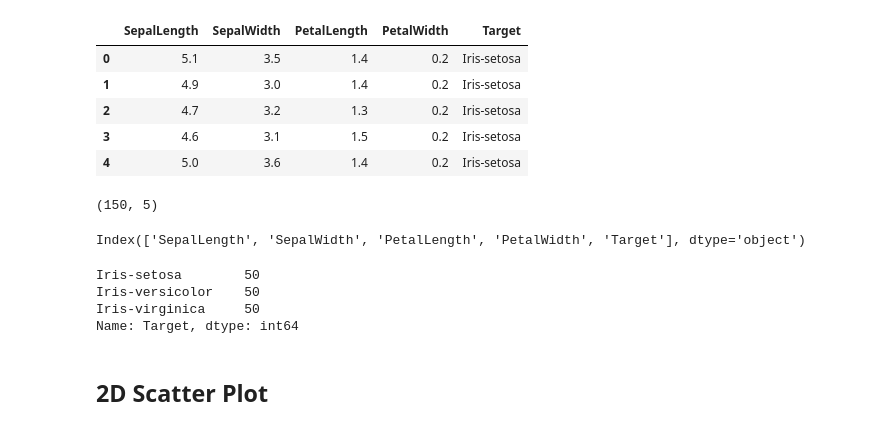
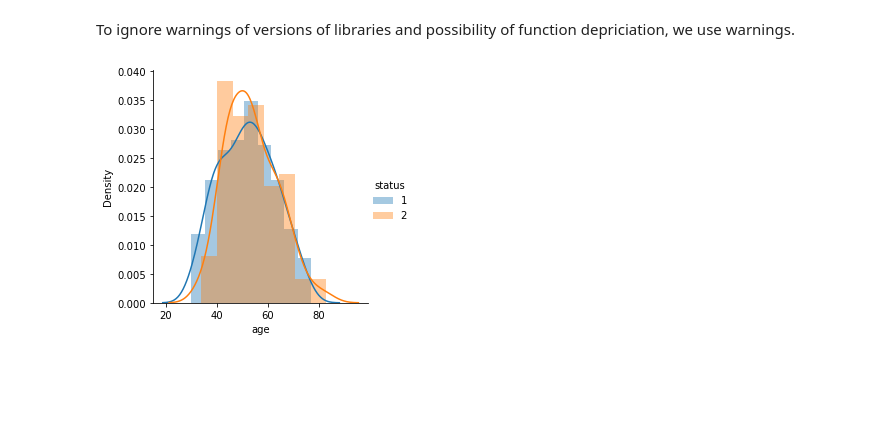
Before and after one commit to Siddharth1India/ML_Lab, a Jupyter notebook: ML_Lab_Assignment_2.ipynb, the cells around one changed output. Saved outputs shown, nothing was run; the diff lists cells and outputs as text; code cells hidden in the pictures; blank space fills up the shorter version.

```diff
--- a/ML_Lab_Assignment_2.ipynb
+++ b/ML_Lab_Assignment_2.ipynb
@@ -0,0 +59,2 @@
+# %% [markdown]
+To ignore warnings of versions of libraries and possibility of function depriciation, we use warnings.
@@ -1,32 +64,9 @@
 # %%
-import numpy as np
-import pandas as pd
 import matplotlib.pyplot as plt
 import seaborn as sns
+sns.FacetGrid(df, hue="status", height=4) \
+   .map(sns.distplot, "age") \
+   .add_legend()
+plt.show()
+# %% [output]
+[figure, added]
-# %%
-df = pd.read_csv('../ML-Datasets/iris.csv', names=['SepalLength','SepalWidth','PetalLength','PetalWidth','Target'])
-df.head()
-# %% [output]
-|  | SepalLength | SepalWidth | PetalLength | PetalWidth | Target |
-| 0 | 5.1 | 3.5 | 1.4 | 0.2 | Iris-setosa |
-| 1 | 4.9 | 3.0 | 1.4 | 0.2 | Iris-setosa |
-| 2 | 4.7 | 3.2 | 1.3 | 0.2 | Iris-setosa |
-| 3 | 4.6 | 3.1 | 1.5 | 0.2 | Iris-setosa |
-| 4 | 5.0 | 3.6 | 1.4 | 0.2 | Iris-setosa |
-# %%
-df.shape
-# %% [output]
-(150, 5)
-# %%
-df.columns
-# %% [output]
-Index(['SepalLength', 'SepalWidth', 'PetalLength', 'PetalWidth', 'Target'], dtype='object')
-# %%
-df['Target'].value_counts()
-# %% [output]
-Iris-setosa        50
-Iris-versicolor    50
-Iris-virginica     50
-Name: Target, dtype: int64
-# %% [markdown]
-## 2D Scatter Plot
```
Also changed, not shown: parts of 26 cells of this notebook, 20 other files.
